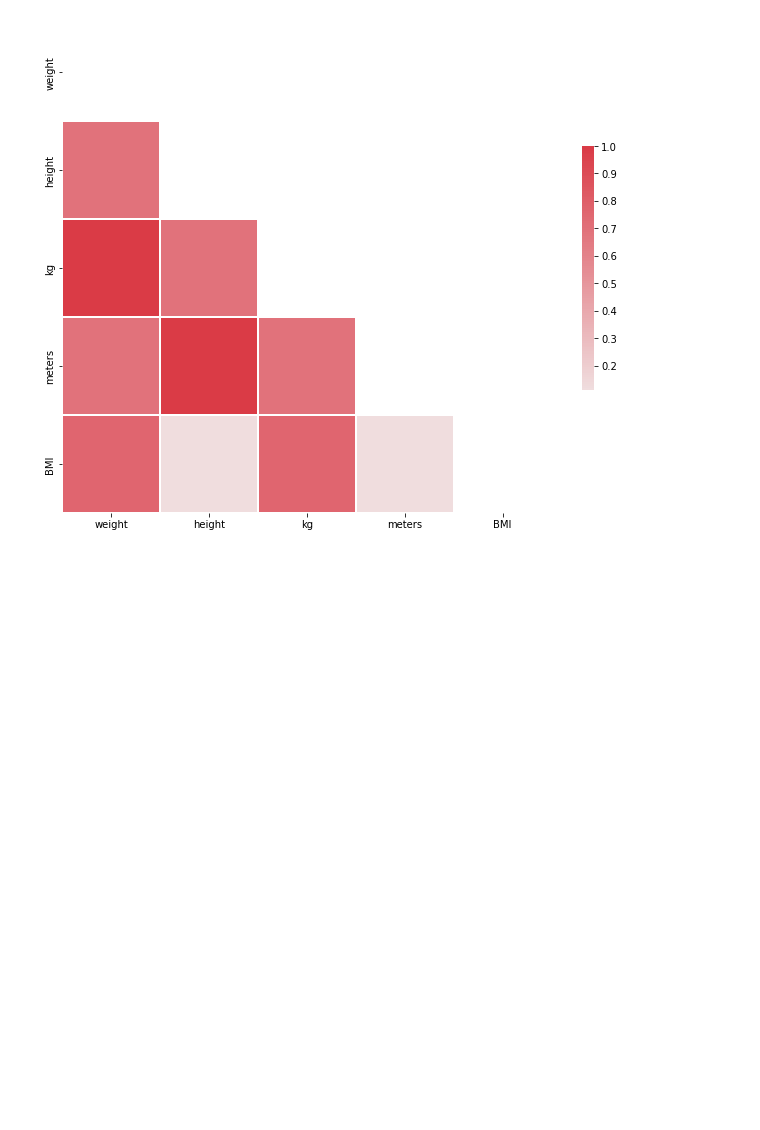
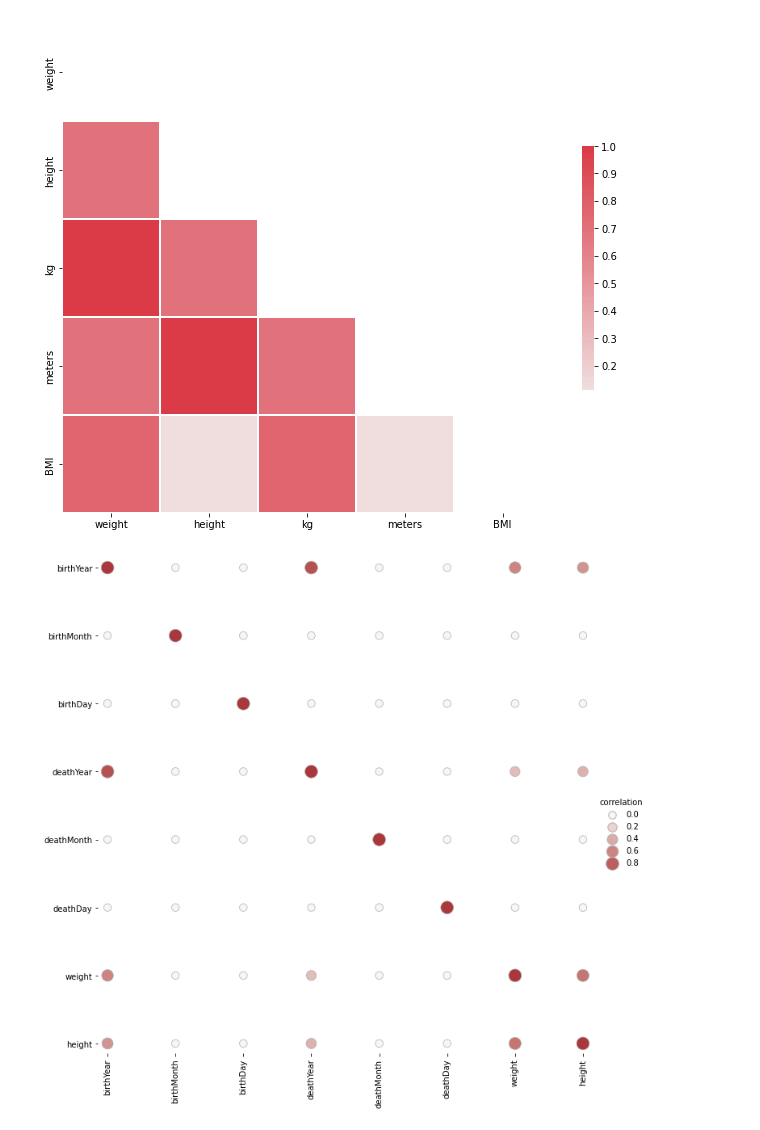
Before and after one commit to obverter/baseballings, a Jupyter notebook: high-bmi.ipynb, the cells around one changed output. Drawn from its saved outputs; the diff is of its cells as text; code cells hidden in the pictures; blank space fills up the shorter version.

Commit message:
Try, fail to build correlation matrix

```diff
--- a/high-bmi.ipynb
+++ b/high-bmi.ipynb
@@ -106,3 +105,22 @@ sns.heatmap(
 # %% [output]
 <AxesSubplot:>
 [figure]
+# %%
+corr_mat = df.corr().stack().reset_index(name="correlation")
+# %%
+g = sns.relplot(
+    data=corr_mat,
+    x="level_0", y="level_1", hue="correlation", size="correlation",
+    palette="vlag", hue_norm=(-1, 1), edgecolor=".7",
+    height=10, sizes=(50, 250), size_norm=(-.2, .8),
+)
+
+g.set(xlabel="", ylabel="", aspect="equal")
+g.despine(left=True, bottom=True)
+g.ax.margins(.02)
+for label in g.ax.get_xticklabels():
+    label.set_rotation(90)
+for artist in g.legend.legendHandles:
+    artist.set_edgecolor(".7")
+# %% [output]
+[figure, added]
```
Also changed, not shown: parts of 2 cells of this notebook.
